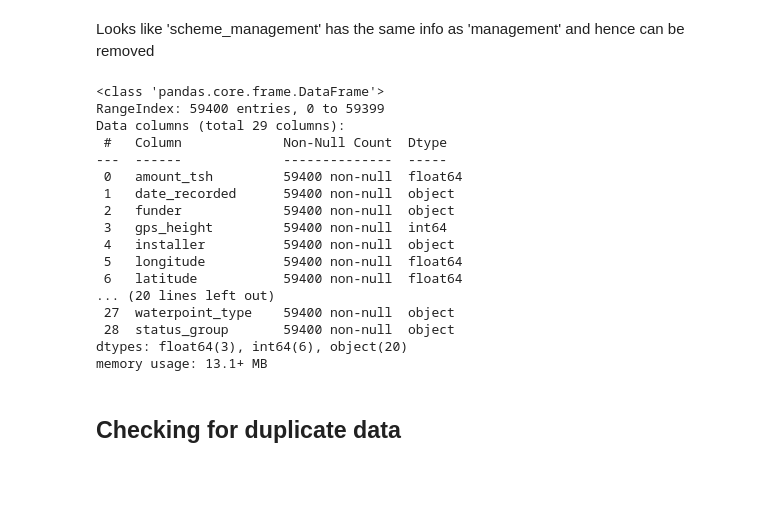
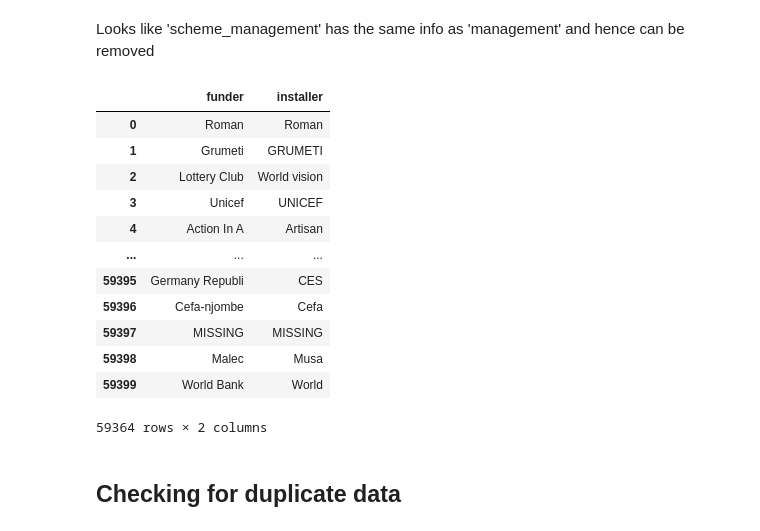
Before and after one commit to rahulakrish/water_pump_classifier, a Jupyter notebook: phase3_project.ipynb, the cells around one changed output. Cells and saved outputs as stored; diff of their text form; code cells hidden in the pictures; blank space fills up the shorter version.

```diff
--- a/phase3_project.ipynb
+++ b/phase3_project.ipynb
@@ -482,26 +482,22 @@ df1.drop('scheme_management',axis=1,inplace=True)
 # %%
 #dropping id
 df1.drop('id',axis=1,inplace=True)
-# %%
-df1.info()
-# %% [output]
-<class 'pandas.core.frame.DataFrame'>
-RangeIndex: 59400 entries, 0 to 59399
-Data columns (total 29 columns):
- #   Column             Non-Null Count  Dtype
----  ------             --------------  -----
- 0   amount_tsh         59400 non-null  float64
- 1   date_recorded      59400 non-null  object
- 2   funder             59400 non-null  object
- 3   gps_height         59400 non-null  int64
- 4   installer          59400 non-null  object
- 5   longitude          59400 non-null  float64
- 6   latitude           59400 non-null  float64
-... (20 lines left out)
- 27  waterpoint_type    59400 non-null  object
- 28  status_group       59400 non-null  object
-dtypes: float64(3), int64(6), object(20)
-memory usage: 13.1+ MB
+# %%
+df1[['funder','installer']]
+# %% [output]
+|  | funder | installer |
+| 0 | Roman | Roman |
+| 1 | Grumeti | GRUMETI |
+| 2 | Lottery Club | World vision |
+| 3 | Unicef | UNICEF |
+| 4 | Action In A | Artisan |
+| ... | ... | ... |
+| 59395 | Germany Republi | CES |
+| 59396 | Cefa-njombe | Cefa |
+| 59397 | MISSING | MISSING |
+| 59398 | Malec | Musa |
+| 59399 | World Bank | World |
+59364 rows × 2 columns
 # %% [markdown]
 ## Checking for duplicate data
 # %%
```
Also changed, not shown: parts of 12 cells of this notebook, 1 other file.
